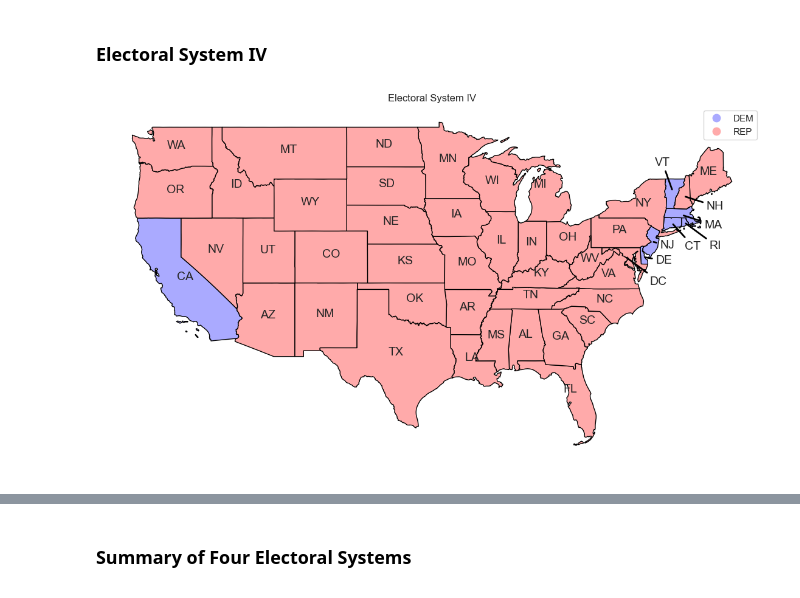
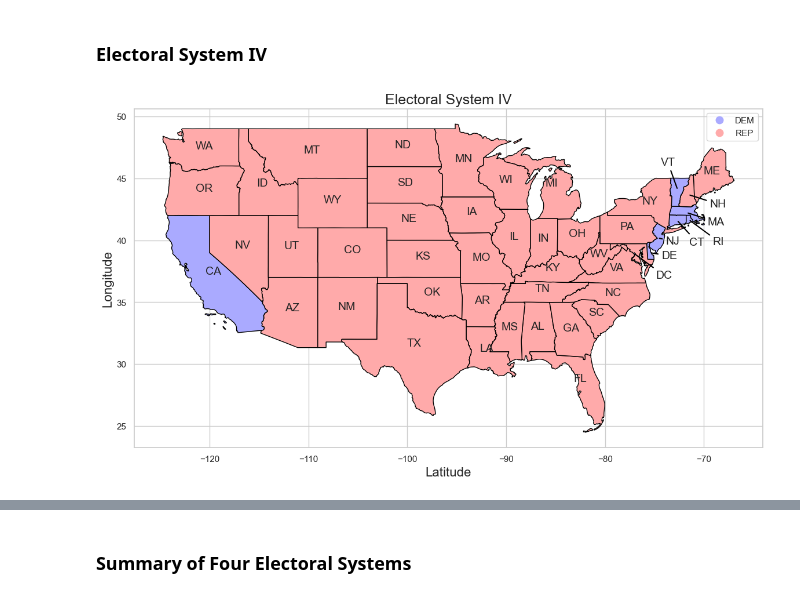
Before and after one commit to AllysonCui/ECO225, a Jupyter notebook: Code/Project 1/Project_1.ipynb, the cells around one changed output, grey strips where cells are left out. Cells and saved outputs as stored; diff of their text form; code cells hidden in the pictures.

```diff
--- a/Code/Project 1/Project_1.ipynb
+++ b/Code/Project 1/Project_1.ipynb
@@ -950,42 +931,40 @@ Under this system, each state has the same number of votes as its number of vote
 ### Electoral System IV
 # %%
 fig, gax= plt.subplots(1, figsize = (14,8))
-ax = fig.add_subplot()
-gpd_state.plot(
-    ax=ax, edgecolor='black', column='party', legend=True, cmap='bwr', categorical=True, vmin=-1, vmax=2)
+gpd_state.plot(ax=gax, edgecolor='black', column='party', legend=True, cmap='bwr', categorical=True, vmin=-1, vmax=2)
 for idx, row in gpd_state.iterrows():
     name = row['STUSPS']
     if name in ['VT', 'NH', 'MA', 'RI', 'CT', 'NJ', 'MD', 'DE', 'DC']:
         coords = row.geometry.centroid.coords[0]
         if name in ['MA', 'NH', 'JE']:
-            ax.annotate(text=name, xy=coords, xytext=(coords[0]+3, coords[1]-1),
-                        ha='center', fontsize=14, arrowprops=dict(arrowstyle="-", color='black', linewidth=2))
+            gax.annotate(text=name, xy=coords, xytext=(coords[0]+3, coords[1]-1),
+                        ha='center', fontsize=14, arrowprops=dict(arrowstyle="-", color='black', linewidth=1.5))
         elif name in ['VT']:
-            ax.annotate(text=name, xy=coords, xytext=(coords[0]-1, coords[1]+2),
-                        ha='center', fontsize=14, arrowprops=dict(arrowstyle="-", color='black', linewidth=2))
+            gax.annotate(text=name, xy=coords, xytext=(coords[0]-1, coords[1]+2),
+                        ha='center', fontsize=14, arrowprops=dict(arrowstyle="-", color='black', linewidth=1.5))
         elif name in ['NJ']:
-            ax.annotate(text=name, xy=coords, xytext=(coords[0]+1.5, coords[1]-0.5),
-                        ha='center', fontsize=14, arrowprops=dict(arrowstyle="-", color='black', linewidth=2))
+            gax.annotate(text=name, xy=coords, xytext=(coords[0]+1.5, coords[1]-0.5),
+                        ha='center', fontsize=14, arrowprops=dict(arrowstyle="-", color='black', linewidth=1.5))
         elif name in ['RI']:
-            ax.annotate(text=name, xy=coords, xytext=(coords[0]+3, coords[1]-2),
-                        ha='center', fontsize=14, arrowprops=dict(arrowstyle="-", color='black', linewidth=2))
+            gax.annotate(text=name, xy=coords, xytext=(coords[0]+3, coords[1]-2),
+                        ha='center', fontsize=14, arrowprops=dict(arrowstyle="-", color='black', linewidth=1.5))
         elif name in ['CT']:
-            ax.annotate(text=name, xy=coords, xytext=(coords[0]+2, coords[1]-2),
-                        ha='center', fontsize=14, arrowprops=dict(arrowstyle="-", color='black', linewidth=2))
+            gax.annotate(text=name, xy=coords, xytext=(coords[0]+2, coords[1]-2),
+                        ha='center', fontsize=14, arrowprops=dict(arrowstyle="-", color='black', linewidth=1.5))
         elif name in ['DE']:
-            ax.annotate(text=name, xy=coords, xytext=(coords[0]+2, coords[1]-0.5),
-                        ha='center', fontsize=14, arrowprops=dict(arrowstyle="-", color='black', linewidth=2))
+            gax.annotate(text=name, xy=coords, xytext=(coords[0]+2, coords[1]-0.5),
+                        ha='center', fontsize=14, arrowprops=dict(arrowstyle="-", color='black', linewidth=1.5))
         elif name in ['DC']:
-            ax.annotate(text=name, xy=coords, xytext=(coords[0]+3, coords[1]-2),
-                        ha='center', fontsize=14, arrowprops=dict(arrowstyle="-", color='black', linewidth=2))
+            gax.annotate(text=name, xy=coords, xytext=(coords[0]+3, coords[1]-2),
+                        ha='center', fontsize=14, arrowprops=dict(arrowstyle="-", color='black', linewidth=1.5))
     else:
-        ax.annotate(text=name, xy=row.geometry.centroid.coords[0], ha='center', fontsize=14)
+        gax.annotate(text=name, xy=row.geometry.centroid.coords[0], ha='center', fontsize=14)
 plt.title("Electoral System IV", fontdict={'family': 'sans-serif', 'size': 18})
 plt.xlabel("Latitude", fontdict={'family': 'sans-serif', 'size': 16, 'weight': 'normal'})
 plt.ylabel("Longitude", fontdict={'family': 'sans-serif', 'size': 16, 'weight': 'normal'})
-plt.show()
+plt.show()### Explore the schema: Manipulating it into a tabular structure
 # %% [output]
-[figure, old version]
+[figure, new version]
 # %%
 y1 = df_state1['party'].value_counts()['DEM']
 y2 = df_state1['party'].value_counts()['REP']
```
Also changed, not shown: parts of 64 cells of this notebook, 2 other files.
